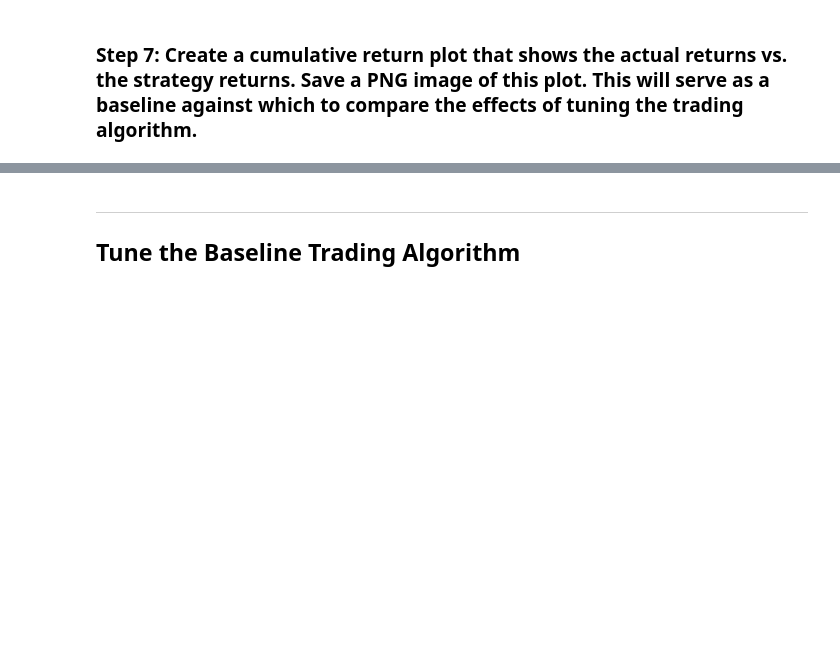
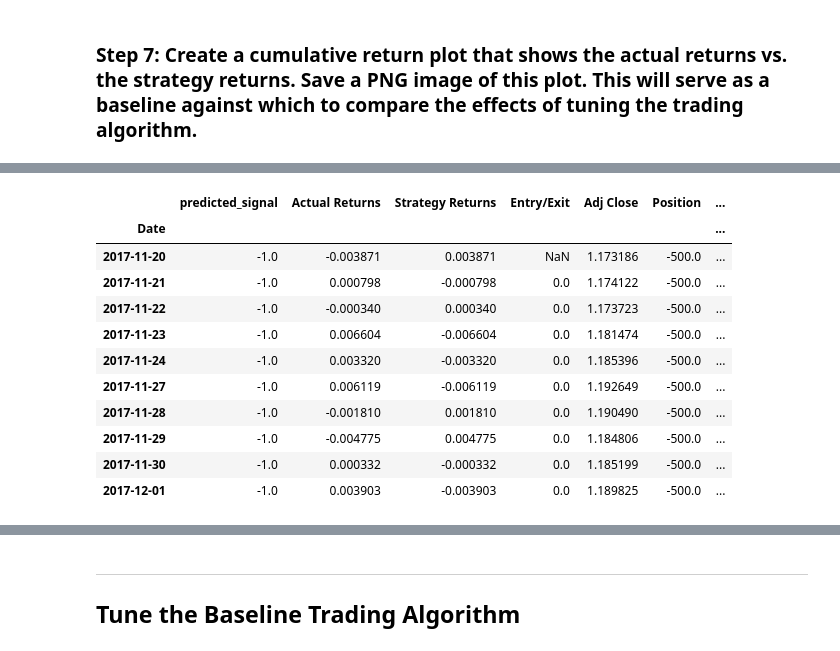
Before and after one commit to tembolo1284/Project_2_Bootcamp, a Jupyter notebook: TradingBot_OptimizedSMAs.ipynb, the cells around one changed output, grey strips where cells are left out. Drawn from its saved outputs; the diff is of its cells as text; code cells hidden in the pictures; blank space fills up the shorter version.

```diff
--- a/TradingBot_OptimizedSMAs.ipynb
+++ b/TradingBot_OptimizedSMAs.ipynb
@@ -361,6 +460,8 @@ predictions_df["Actual Returns"] = signals_df["Actual Returns"]
 
 # Add the strategy returns to the DataFrame
 predictions_df["Strategy Returns"] = predictions_df["Actual Returns"] * predictions_df["predicted_signal"]
+predictions_df["Entry/Exit"] = predictions_df["predicted_signal"].diff()
+predictions_df["Adj Close"] = signals_df["Adj Close"]
 predictions_df.tail(20)
 
 # Review the DataFrame
@@ -374,0 +494,48 @@ display(predictions_df.tail())
+# %%
+# Set the initial_capital to 100000
+initial_capital = float(100000)
+# Set the share_size to 500
+share_size = 500
+# Create a column named "Position" by multiplying the share_size by the Signal
+# Sell a position (-500 shares) when the dual moving average crossover Signal equals 1 (SMA50 is less than SMA100)
+predictions_df["Position"] = share_size * predictions_df["predicted_signal"]
+
+# Find the points in time where a 500 share position is bought or sold
+predictions_df["Entry/Exit Position"] = predictions_df["Position"].diff()
+
+# Create a Portfolio Holdings column by multiplying the Close price by the Position
+predictions_df["Portfolio Holdings"] = predictions_df["Adj Close"] * predictions_df["Position"]
+
+# To calculate Portfolio Cash, subtract the cumulative sum of the trade cost/proceeds from the initial_capital
+# The trade cost proceeds are calculated by multiplying the Close price by Entry/Exit Position
+predictions_df["Portfolio Cash"] = (
+    initial_capital - (predictions_df["Adj Close"] * predictions_df["Entry/Exit Position"]).cumsum()
+)
+
+# Calculate the Portfolio Total value by adding Portfolio Cash and Portfolio Holdings
+predictions_df["Portfolio Total"] = predictions_df["Portfolio Cash"] + predictions_df["Portfolio Holdings"]
+
+# Calculate the Portfolio Daily Returns based on the Portfolio Total
+predictions_df["Portfolio Daily Returns"] = predictions_df["Portfolio Total"].pct_change()
+
+# Calculate the Portfolio Cumulative Returns based on the Portfolio Daily Returns
+predictions_df["Portfolio Cumulative Returns"] = (
+    1 + predictions_df["Portfolio Daily Returns"]
+).cumprod() - 1
+
+# Review the DataFrame
+predictions_df.head(10)
+#predictions_df.tail()
+# %% [output]
+|  | predicted_signal | Actual Returns | Strategy Returns | Entry/Exit | Adj Close | Position | ... |
+| Date |  |  |  |  |  |  | ... |
+| 2017-11-20 | -1.0 | -0.003871 | 0.003871 | NaN | 1.173186 | -500.0 | ... |
+| 2017-11-21 | -1.0 | 0.000798 | -0.000798 | 0.0 | 1.174122 | -500.0 | ... |
+| 2017-11-22 | -1.0 | -0.000340 | 0.000340 | 0.0 | 1.173723 | -500.0 | ... |
+| 2017-11-23 | -1.0 | 0.006604 | -0.006604 | 0.0 | 1.181474 | -500.0 | ... |
+| 2017-11-24 | -1.0 | 0.003320 | -0.003320 | 0.0 | 1.185396 | -500.0 | ... |
+| 2017-11-27 | -1.0 | 0.006119 | -0.006119 | 0.0 | 1.192649 | -500.0 | ... |
+| 2017-11-28 | -1.0 | -0.001810 | 0.001810 | 0.0 | 1.190490 | -500.0 | ... |
+| 2017-11-29 | -1.0 | -0.004775 | 0.004775 | 0.0 | 1.184806 | -500.0 | ... |
+| 2017-11-30 | -1.0 | 0.000332 | -0.000332 | 0.0 | 1.185199 | -500.0 | ... |
+| 2017-12-01 | -1.0 | 0.003903 | -0.003903 | 0.0 | 1.189825 | -500.0 | ... |
```
Also changed, not shown: parts of 26 cells of this notebook.
